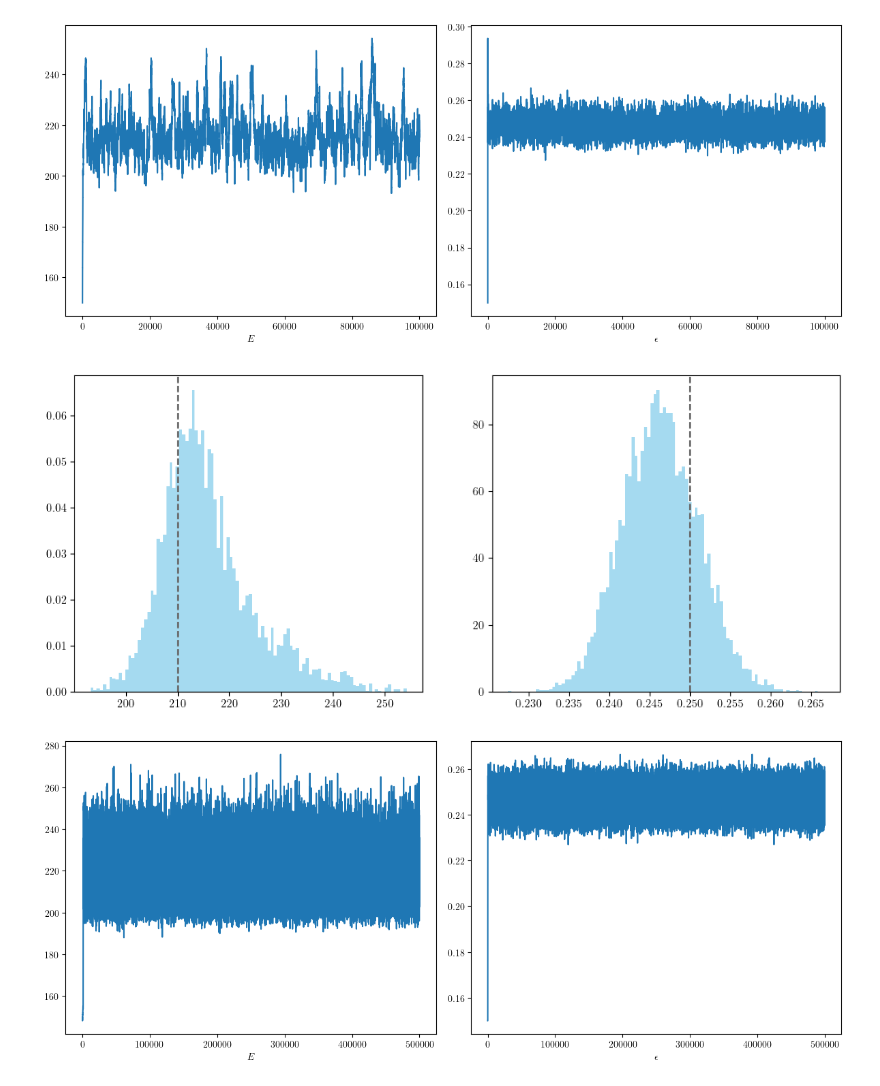
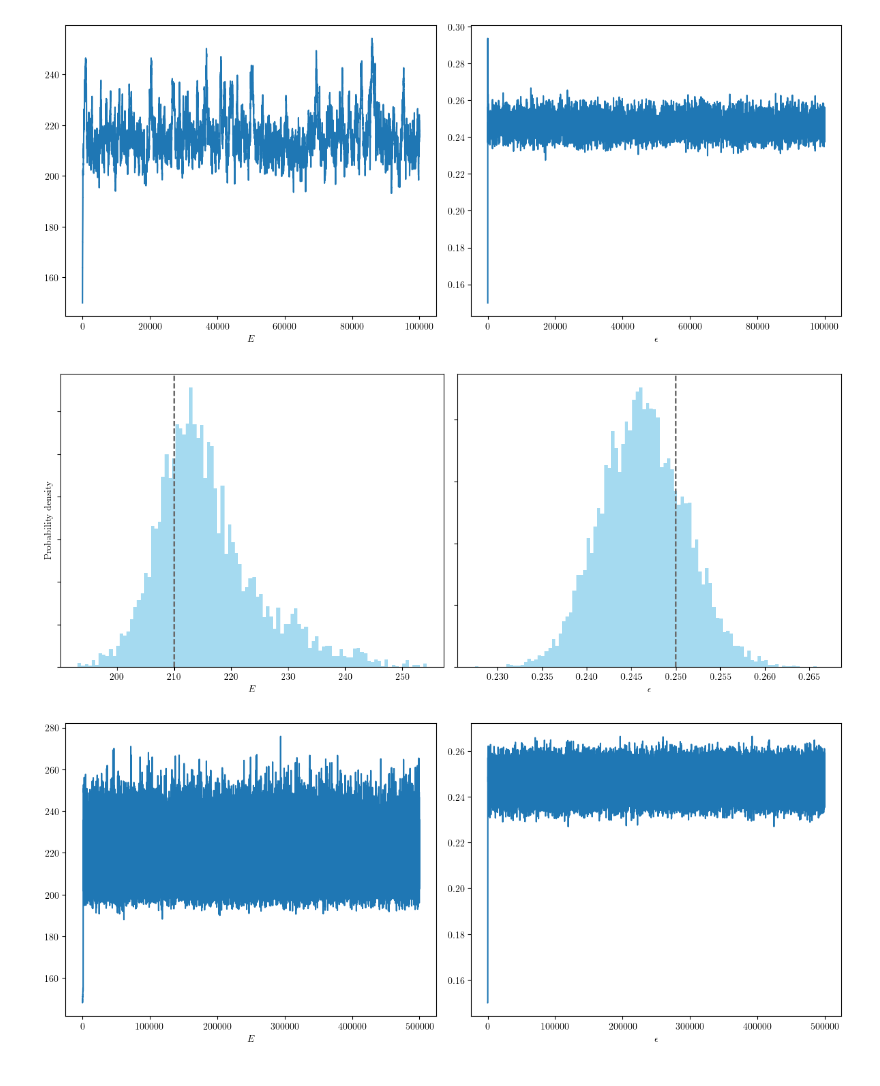
Before and after one commit to mark-hobbs/articles, a Jupyter notebook: bayesian-inference/linear-elasticity-perfect-plasticity.ipynb, the cells around one changed output. Cells and saved outputs as stored; diff of their text form; code cells hidden in the pictures.

```diff
--- a/bayesian-inference/linear-elasticity-perfect-plasticity.ipynb
+++ b/bayesian-inference/linear-elasticity-perfect-plasticity.ipynb
@@ -690,12 +741,23 @@ plt.tight_layout()
 [figure]
 # %%
 fig, (ax1, ax2) = plt.subplots(1, 2, figsize=(12, 5))
+
 ax1.hist(samples[10000:, 0], bins=100, density=True, alpha=0.75, color="skyblue")
 ax1.axvline(E, ls="--", color="dimgray")
+ax1.set_xlabel("$E$")
+ax1.set_ylabel("Probability density")
+ax1.tick_params(labelleft=False)
+
+# Second histogram
 ax2.hist(samples[10000:, 1], bins=100, density=True, alpha=0.75, color="skyblue")
-ax2.axvline(stress_y, ls="--", color="dimgray");
+ax2.axvline(stress_y, ls="--", color="dimgray")
+ax2.set_xlabel("$\epsilon$")
+ax2.tick_params(labelleft=False)
+
+plt.tight_layout()
+plt.savefig("figures/histograms.png", dpi=300)
 # %% [output]
-[figure, old version]
+[figure, new version]
 # %%
 proposal = AdaptiveProposal(cov=np.eye(2), step_size=[1, 1])
 mh = Sampler(posterior, proposal, 5e5, np.array([150, 0.15]))
```
Also changed, not shown: parts of 5 cells of this notebook, 6 other files.
